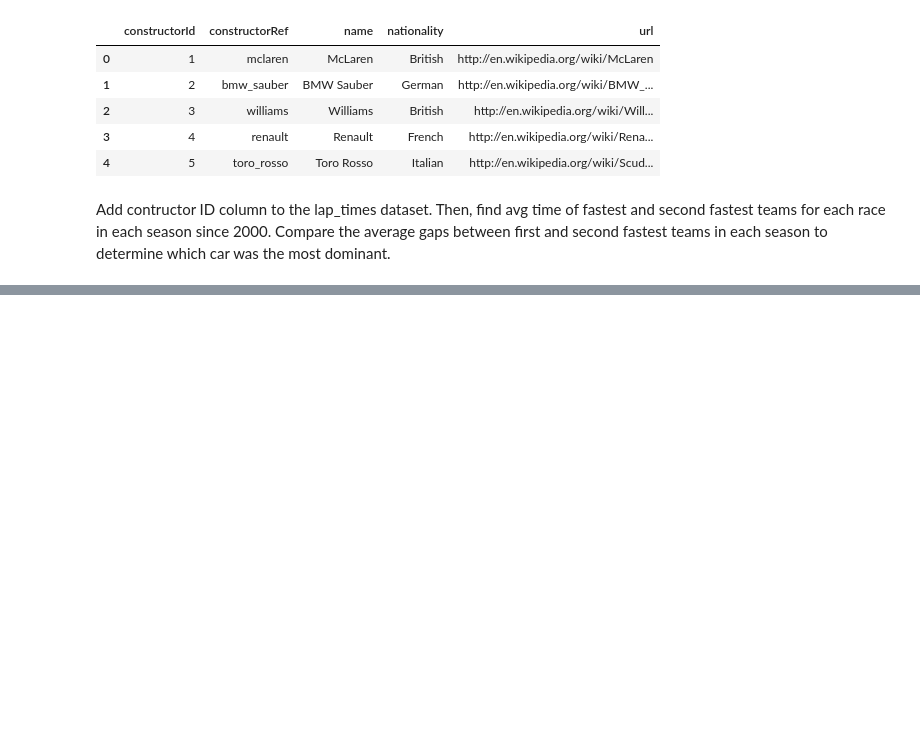
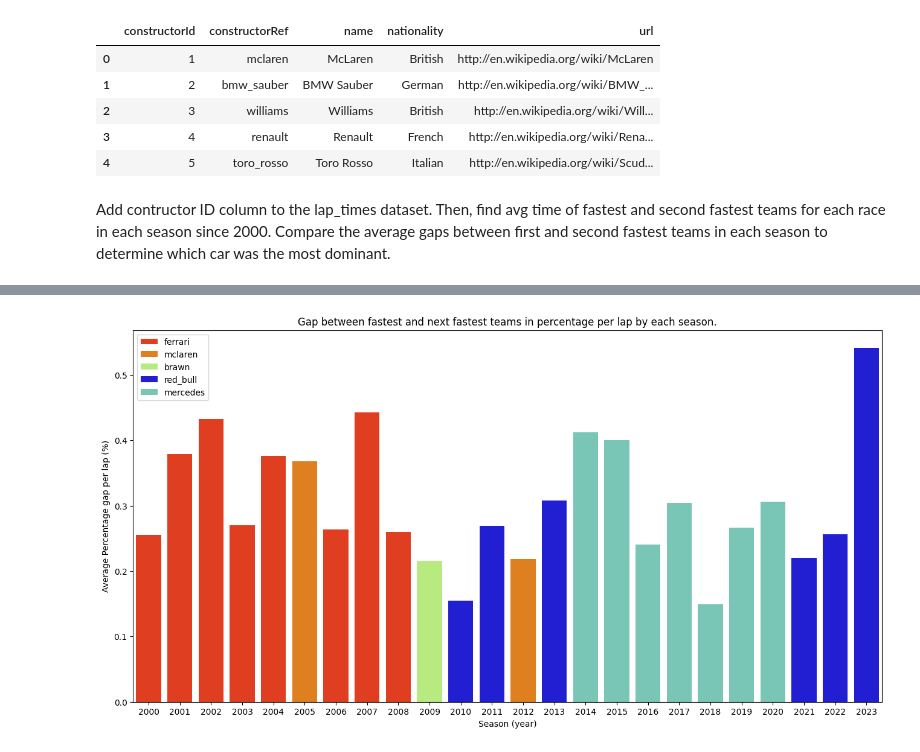
Before and after one commit to MatthewFoster02/The-Formula-Behind-Formula-1-Driven-By-Data, a Jupyter notebook: src/average_laptime.ipynb, the cells around one changed output, grey strips where cells are left out. Drawn from its saved outputs; the diff is of its cells as text; code cells hidden in the pictures; blank space fills up the shorter version.

```diff
--- a/src/average_laptime.ipynb
+++ b/src/average_laptime.ipynb
@@ -175,0 +171,25 @@ plt.show()
+# %%
+merged_fastest = pd.merge(gap_per_race, avg_gap_by_season, on='year', how='left', suffixes=['', '_fastest'])
+# %%
+matching_merged = merged_fastest[merged_fastest['fastest_team'] == merged_fastest['fastest_team_fastest']]
+# %%
+avg_gap_per_year = matching_merged.groupby('year').agg({'year': 'first', 'fastest_team': 'first', 'gap_percent': 'mean'})
+# %%
+colours = {
+    'ferrari': '#FF2800',
+    'mclaren': '#FF8000',
+    'brawn': '#B8FD6E',
+    'red_bull': '#0600EF',
+    'mercedes': '#6CD3BF'
+}
+# %%
+plt.figure(figsize=(16, 8))
+sns.barplot(x='year', y='gap_percent', data=avg_gap_per_year, hue='fastest_team', palette=colours, width=0.8, dodge=False)
+
+plt.xlabel('Season (year)')
+plt.ylabel('Average Percentage gap per lap (%)')
+plt.title('Gap between fastest and next fastest teams in percentage per lap by each season.')
+plt.legend(loc='upper left')
+plt.show()
+# %% [output]
+[figure, added]
```
Also changed, not shown: parts of 4 cells of this notebook.
